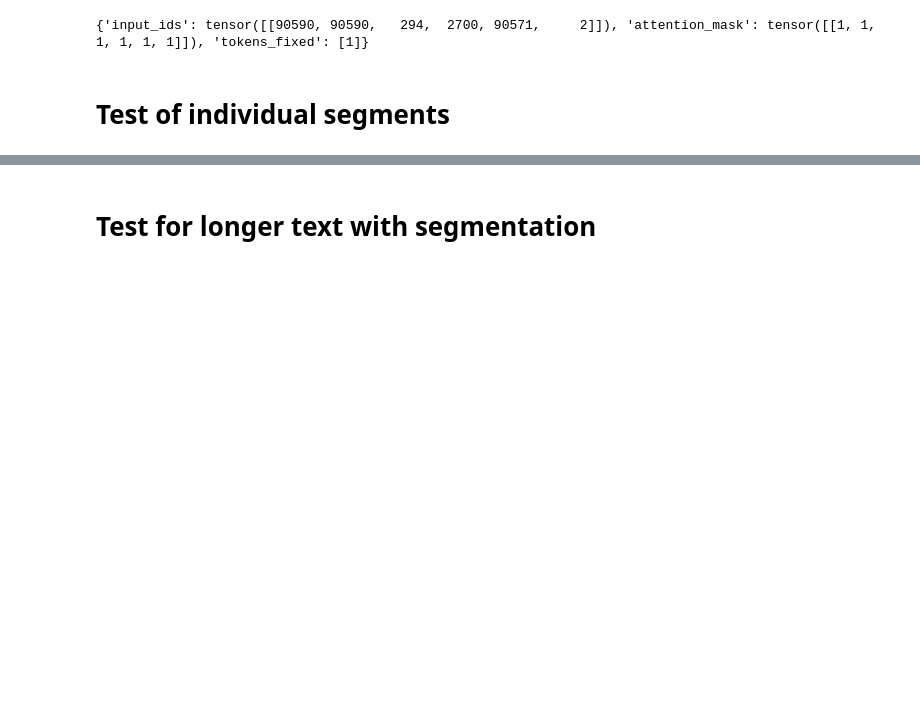
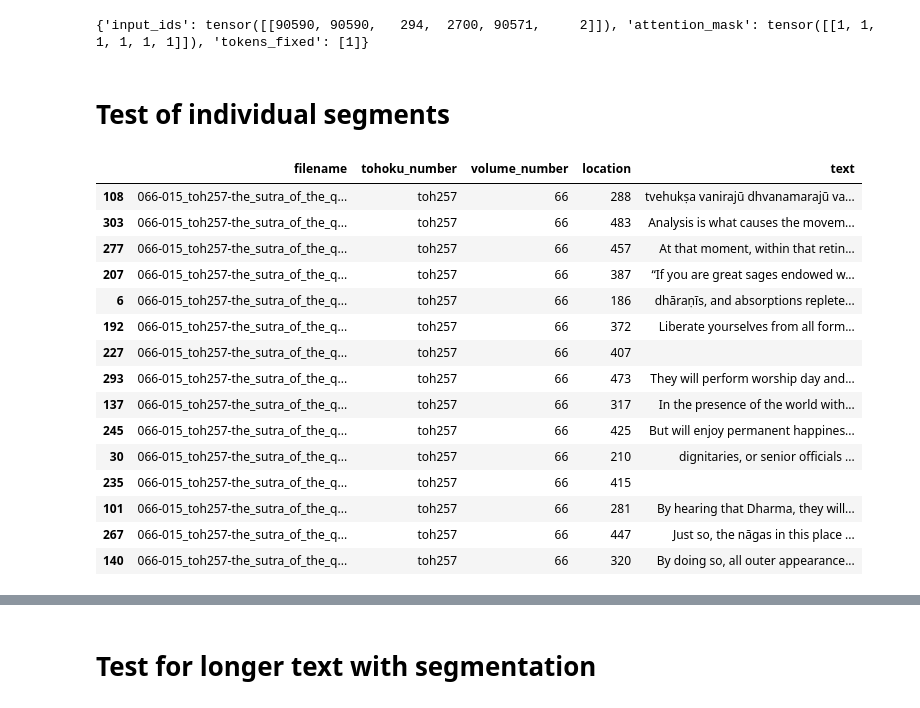
Before and after one commit to CompassionAI/garland, a Jupyter notebook: notebooks/Parallel text mining.ipynb, the cells around one changed output, grey strips where cells are left out. Saved outputs shown, nothing was run; the diff lists cells and outputs as text; code cells hidden in the pictures; blank space fills up the shorter version.

```diff
--- a/notebooks/Parallel text mining.ipynb
+++ b/notebooks/Parallel text mining.ipynb
@@ -188,6 +192,23 @@ tkns1
 # Test of individual segments
 # %%
 # en_df.sample(frac=0.1).compute().sample(frac=0.01).sort_values('tohoku_number')
-# en_df[en_df.tohoku_number == 'toh257'].compute().sample(frac=0.05).sort_values('tohoku_number')
-en_df[en_df.tohoku_number == 'toh686'].compute().sample(frac=0.02).sort_values('tohoku_number')
+en_df[en_df.tohoku_number == 'toh257'].compute().sample(frac=0.05).sort_values('tohoku_number')
+# en_df[en_df.tohoku_number == 'toh686'].compute().sample(frac=0.02).sort_values('tohoku_number')
+# %% [output]
+|  | filename | tohoku_number | volume_number | location | text |
+| 108 | 066-015_toh257-the_sutra_of_the_q... | toh257 | 66 | 288 | tvehukṣa vanirajū dhvanamarajū va... |
+| 303 | 066-015_toh257-the_sutra_of_the_q... | toh257 | 66 | 483 | Analysis is what causes the movem... |
+| 277 | 066-015_toh257-the_sutra_of_the_q... | toh257 | 66 | 457 | At that moment, within that retin... |
+| 207 | 066-015_toh257-the_sutra_of_the_q... | toh257 | 66 | 387 | “If you are great sages endowed w... |
+| 6 | 066-015_toh257-the_sutra_of_the_q... | toh257 | 66 | 186 | dhāraṇīs, and absorptions replete... |
+| 192 | 066-015_toh257-the_sutra_of_the_q... | toh257 | 66 | 372 | Liberate yourselves from all form... |
+| 227 | 066-015_toh257-the_sutra_of_the_q... | toh257 | 66 | 407 |  |
+| 293 | 066-015_toh257-the_sutra_of_the_q... | toh257 | 66 | 473 | They will perform worship day and... |
+| 137 | 066-015_toh257-the_sutra_of_the_q... | toh257 | 66 | 317 | In the presence of the world with... |
+| 245 | 066-015_toh257-the_sutra_of_the_q... | toh257 | 66 | 425 | But will enjoy permanent happines... |
+| 30 | 066-015_toh257-the_sutra_of_the_q... | toh257 | 66 | 210 | dignitaries, or senior officials ... |
+| 235 | 066-015_toh257-the_sutra_of_the_q... | toh257 | 66 | 415 |  |
+| 101 | 066-015_toh257-the_sutra_of_the_q... | toh257 | 66 | 281 | By hearing that Dharma, they will... |
+| 267 | 066-015_toh257-the_sutra_of_the_q... | toh257 | 66 | 447 | Just so, the nāgas in this place ... |
+| 140 | 066-015_toh257-the_sutra_of_the_q... | toh257 | 66 | 320 | By doing so, all outer appearance... |
 # %%
```
Also changed, not shown: parts of 10 cells of this notebook, 2 other files.
